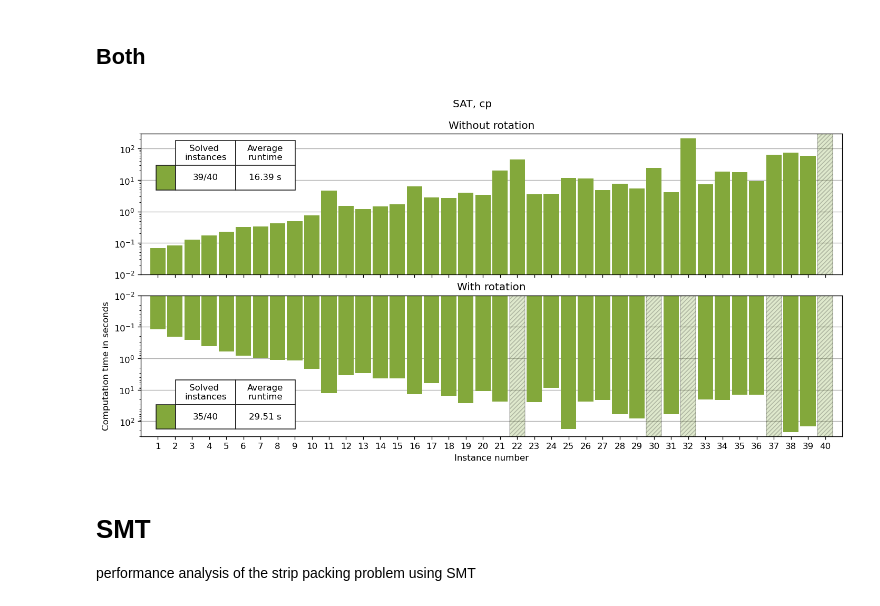
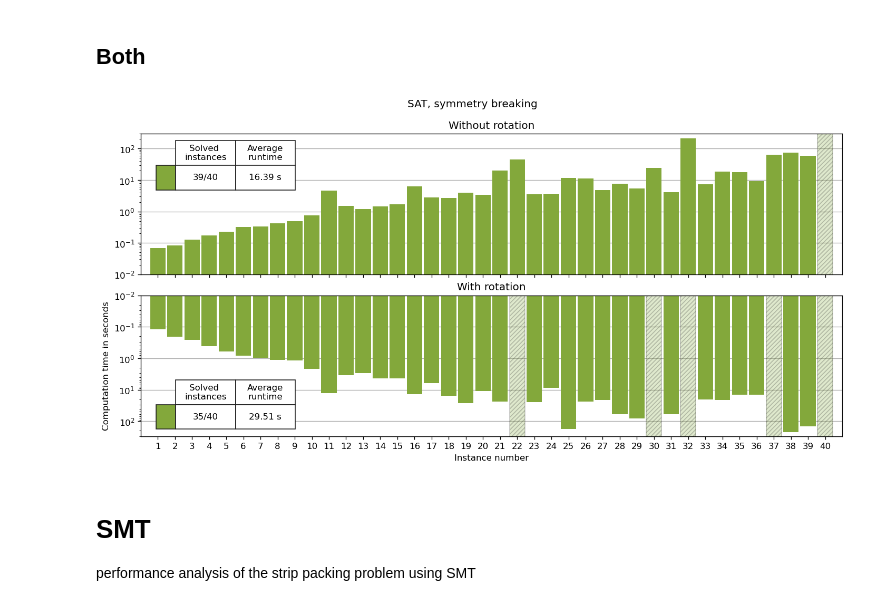
Before and after one commit to SamTheMar/Strip_packing_problem, a Jupyter notebook: analysis.ipynb, the cells around one changed output. Saved outputs shown, nothing was run; the diff lists cells and outputs as text; code cells hidden in the pictures.

```diff
--- a/analysis.ipynb
+++ b/analysis.ipynb
@@ -109,7 +109,7 @@ t_SAT_r_base = get_execution_times("SAT/out/rotation/no_symmetry_breaking/no_sor
 t_SAT_r_sb = get_execution_times("SAT/out/rotation/symmetry_breaking/no_sorting_by_area/")
 t_SAT_r_sbsa = get_execution_times("SAT/out/rotation/symmetry_breaking/sorting_by_area/")
 
-labels = ["Baseline", "Symmetry breaking", "Symmetry breaking and preprocessing"]
+labels_SAT = ["Baseline", "Symmetry breaking", "Symmetry breaking and preprocessing"]
 
 #SAT_colors = ["#17becf", "#1f77b4", "#083570", "#50ca50", "#008000", "#004500"]
 SAT_colors = ["#c44e52", "#83a83b", "#3572c6", "#c44e52", "#83a83b", "#3572c6"]
@@ -121,7 +121,7 @@ def get_SAT_colors(*id):
 bar_colors = get_SAT_colors(1, 2, 3)
 title = "SAT without rotation"
 
-fig, ax = visualize_execution_times((t_SAT_nr_base, t_SAT_nr_sb, t_SAT_nr_sbsa), labels, title = title, bar_colors=bar_colors, **time_plot_kw)
+fig, ax = visualize_execution_times((t_SAT_nr_base, t_SAT_nr_sb, t_SAT_nr_sbsa), labels_SAT, title = title, bar_colors=bar_colors, **time_plot_kw)
 
 if save_figures:
     for f in plot_formats:
@@ -135,7 +135,7 @@ plt.show()
 bar_colors = get_SAT_colors(4, 5, 6)
 title = "SAT with rotation"
 
-fig, ax = visualize_execution_times((t_SAT_r_base, t_SAT_r_sb, t_SAT_r_sbsa), labels, title = title, bar_colors=bar_colors, **time_plot_kw)
+fig, ax = visualize_execution_times((t_SAT_r_base, t_SAT_r_sb, t_SAT_r_sbsa), labels_SAT, title = title, bar_colors=bar_colors, **time_plot_kw)
 
 if save_figures:
     for f in plot_formats:
@@ -148,16 +148,16 @@ plt.show()
 # %%
 bar_colors = get_SAT_colors(2, 5)
 
 kw_upper = {'title': 'Without rotation', 'bar_colors': [bar_colors[0]]}
 kw_lower = {'title': 'With rotation', 'bar_colors': [bar_colors[1]]}
-fig, axs = visualize_execution_times_two_plots((t_SAT_nr_sb, ), (t_SAT_r_sb, ), kw_upper=kw_upper, kw_lower=kw_lower, suptitle = "SAT, " + labels[1].lower(), **comp_plot_kw)
+fig, axs = visualize_execution_times_two_plots((t_SAT_nr_sb, ), (t_SAT_r_sb, ), kw_upper=kw_upper, kw_lower=kw_lower, suptitle = "SAT, " + labels_SAT[1].lower(), **comp_plot_kw)
 
 if save_figures:
     for f in plot_formats:
         fig.savefig(os.path.join(plot_folder, 'SAT_comparison_imp.' + f))
 plt.show()
 # %% [output]
-[figure, old version]
+[figure, new version]
 # %% [markdown]
 # SMT
 performance analysis of the strip packing problem using SMT
```
Also changed, not shown: parts of 9 cells of this notebook.
